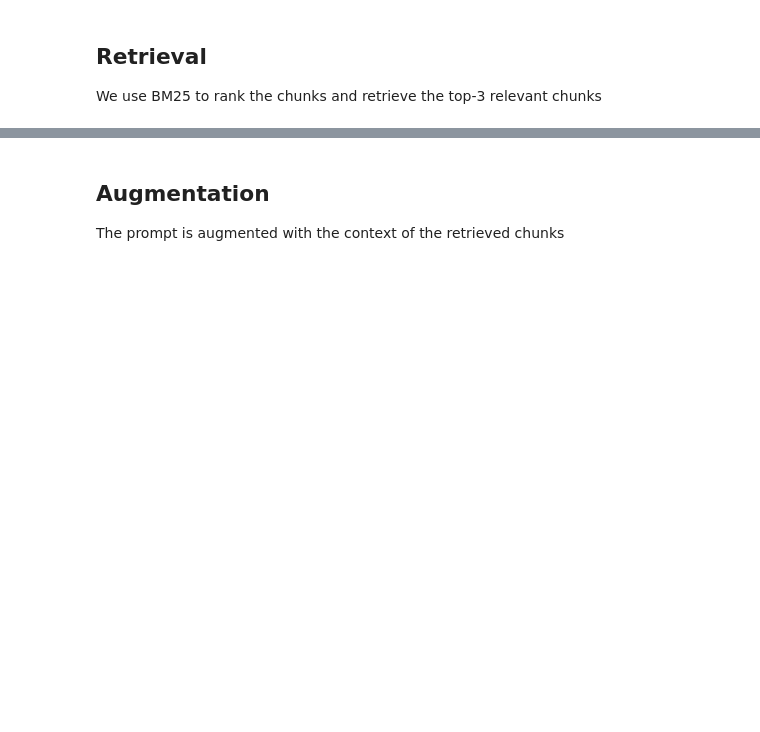
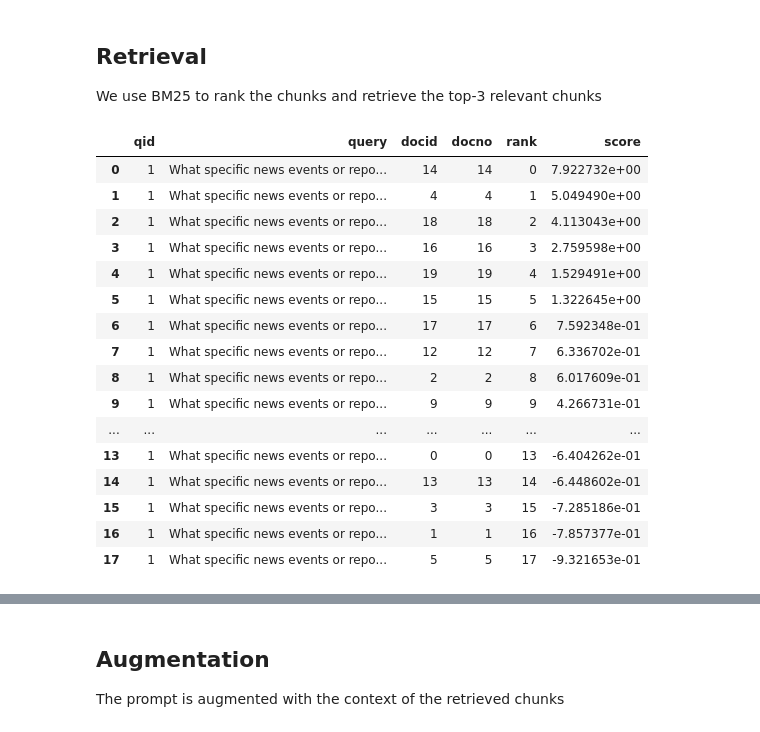
Before and after one commit to raisharad/GenerativeAIandAgenticAI, a Jupyter notebook: RAG.ipynb, the cells around one changed output, grey strips where cells are left out. Drawn from its saved outputs; the diff is of its cells as text; code cells hidden in the pictures; blank space fills up the shorter version.

```diff
--- a/RAG.ipynb
+++ b/RAG.ipynb
@@ -124,0 +166,10 @@ https://feeds.finance.yahoo.com/rss/2.0/headline?s=TSLA&region=US&lang=en-US
+# %%
+# Convert to DataFrame
+feed.entries[0]
+doc = []
+for i, entry in enumerate(feed.entries):
+    text= f"{entry.title}.{entry.summary}"
+    doc.append({"docno": i, "text": text})
+docs_df = pd.DataFrame(doc)
+docs_df.head()
+display(docs_df)
@@ -131,3 +200,4 @@ We use pyterrier to index the fetched data.
 Folder: "./tesla_news_index"
 # %%
 # Create an indexer using IterDictIndexer class
+indexer = pt.IterDictIndexer("./tesla_news_index", overwrite=True)
@@ -136,10 +204,35 @@ Folder: "./tesla_news_index"
+# %%
+docs_df['docno'] = docs_df['docno'].astype(str)
+index_ref = indexer.index(docs_df.to_dict(orient="records"))
 # %% [markdown]
 ## Retrieval
 
 We use BM25 to rank the chunks and retrieve the top-3 relevant chunks
 # %%
 # Create the BM25 Retriever using BatchRetrieve
+bm25 = pt.BatchRetrieve(index_ref, wmodel="BM25")
 # %%
 # Search the PyTerrier index using search method
+
+search_results = bm25.search(query)
+display(search_results)
+# %% [output]
+|  | qid | query | docid | docno | rank | score |
+| 0 | 1 | What specific news events or repo... | 14 | 14 | 0 | 7.922732e+00 |
+| 1 | 1 | What specific news events or repo... | 4 | 4 | 1 | 5.049490e+00 |
+| 2 | 1 | What specific news events or repo... | 18 | 18 | 2 | 4.113043e+00 |
+| 3 | 1 | What specific news events or repo... | 16 | 16 | 3 | 2.759598e+00 |
+| 4 | 1 | What specific news events or repo... | 19 | 19 | 4 | 1.529491e+00 |
+| 5 | 1 | What specific news events or repo... | 15 | 15 | 5 | 1.322645e+00 |
+| 6 | 1 | What specific news events or repo... | 17 | 17 | 6 | 7.592348e-01 |
+| 7 | 1 | What specific news events or repo... | 12 | 12 | 7 | 6.336702e-01 |
+| 8 | 1 | What specific news events or repo... | 2 | 2 | 8 | 6.017609e-01 |
+| 9 | 1 | What specific news events or repo... | 9 | 9 | 9 | 4.266731e-01 |
+| ... | ... | ... | ... | ... | ... | ... |
+| 13 | 1 | What specific news events or repo... | 0 | 0 | 13 | -6.404262e-01 |
+| 14 | 1 | What specific news events or repo... | 13 | 13 | 14 | -6.448602e-01 |
+| 15 | 1 | What specific news events or repo... | 3 | 3 | 15 | -7.285186e-01 |
+| 16 | 1 | What specific news events or repo... | 1 | 1 | 16 | -7.857377e-01 |
+| 17 | 1 | What specific news events or repo... | 5 | 5 | 17 | -9.321653e-01 |
 # %%
 # Merge into top_docs our docs_df and search_results to see the full content
```
Also changed, not shown: parts of 12 cells of this notebook.
